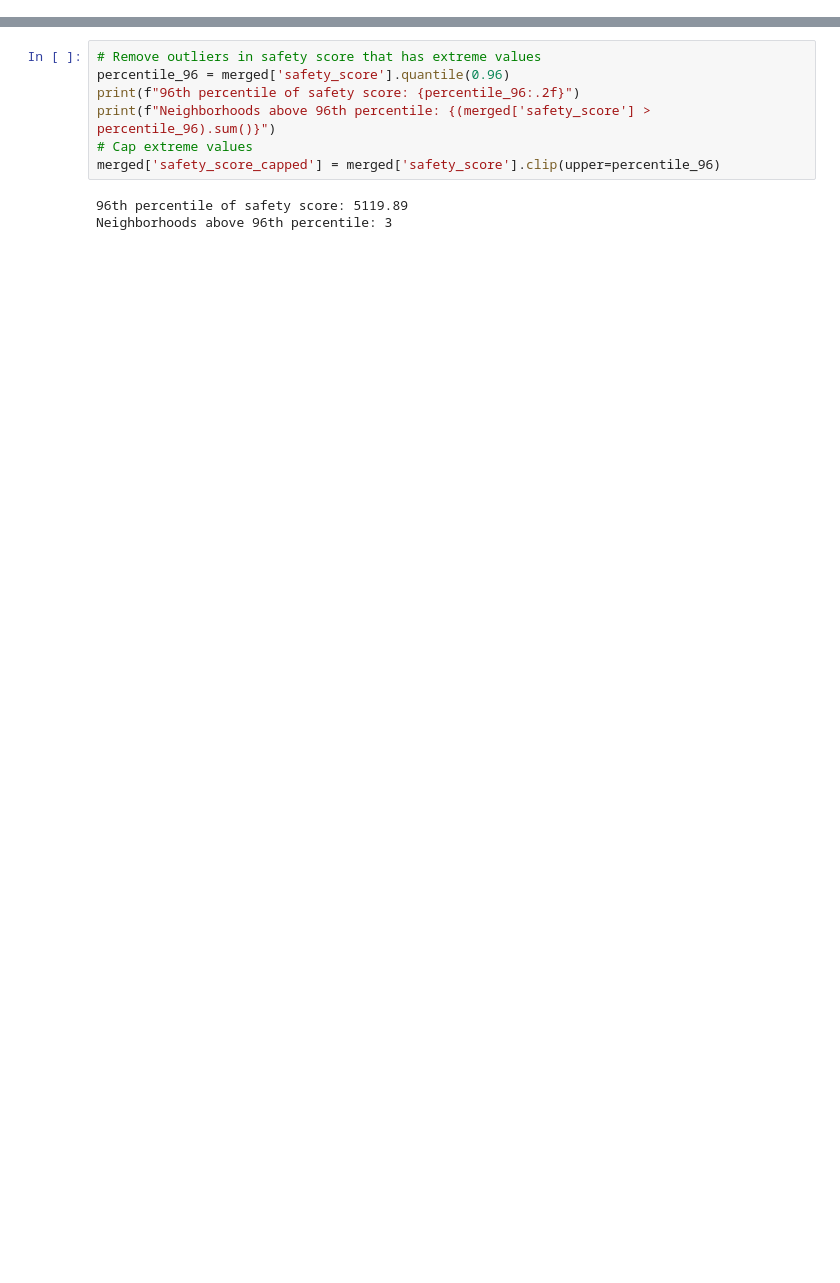
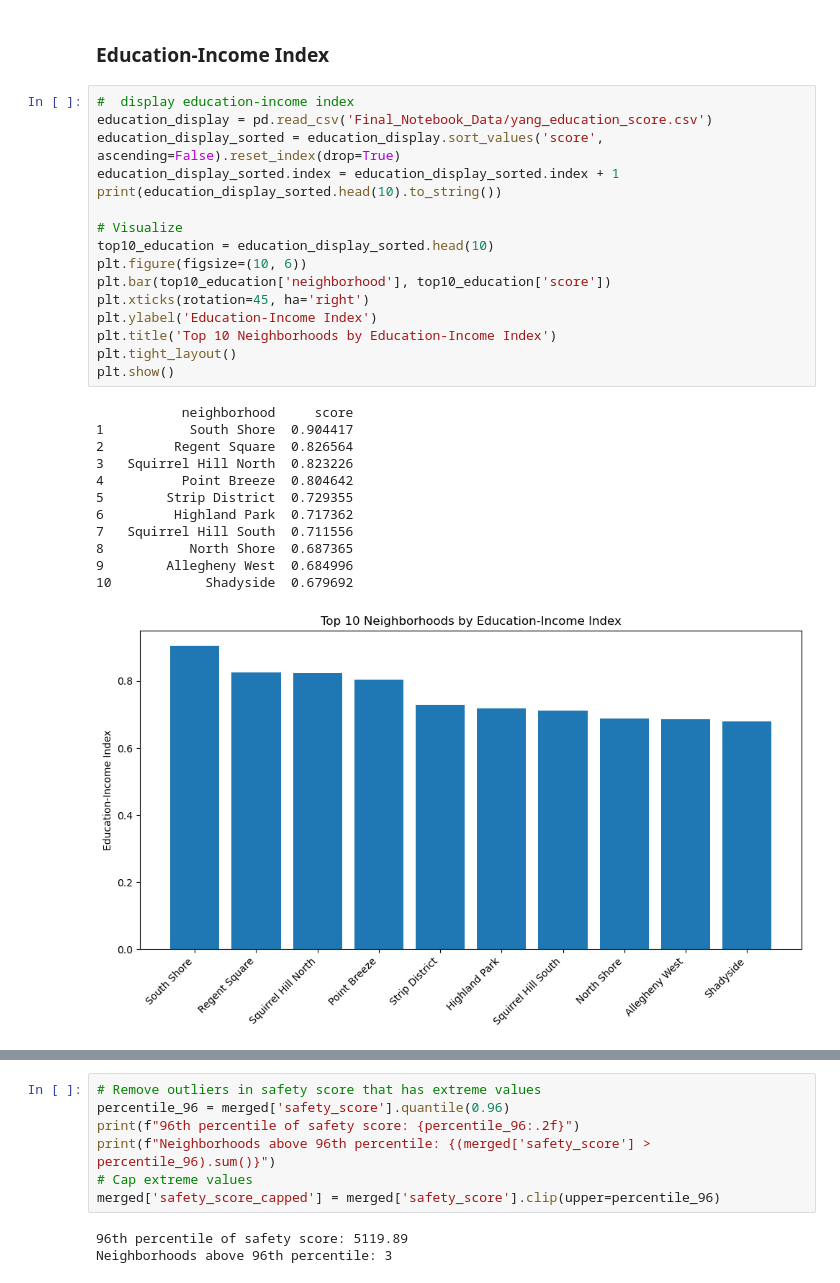
Before and after one commit to 2004Moonlove/Final-Project-Description, a Jupyter notebook: Final_Metric.ipynb, the cells around one changed output, grey strips where cells are left out. Drawn from its saved outputs; the diff is of its cells as text; blank space fills up the shorter version.

```diff
--- a/Final_Metric.ipynb
+++ b/Final_Metric.ipynb
@@ -23,0 +92,31 @@ education_df = pd.read_csv('Final_Notebook_Data/yang_education_score.csv')
+# %% [markdown]
+### Education-Income Index
+# %%
+#  display education-income index
+education_display = pd.read_csv('Final_Notebook_Data/yang_education_score.csv')
+education_display_sorted = education_display.sort_values('score', ascending=False).reset_index(drop=True)
+education_display_sorted.index = education_display_sorted.index + 1
+print(education_display_sorted.head(10).to_string())
+
+# Visualize
+top10_education = education_display_sorted.head(10)
+plt.figure(figsize=(10, 6))
+plt.bar(top10_education['neighborhood'], top10_education['score'])
+plt.xticks(rotation=45, ha='right')
+plt.ylabel('Education-Income Index')
+plt.title('Top 10 Neighborhoods by Education-Income Index')
+plt.tight_layout()
+plt.show()
+# %% [output]
+           neighborhood     score
+1           South Shore  0.904417
+2         Regent Square  0.826564
+3   Squirrel Hill North  0.823226
+4          Point Breeze  0.804642
+5        Strip District  0.729355
+6         Highland Park  0.717362
+7   Squirrel Hill South  0.711556
+8           North Shore  0.687365
+9        Allegheny West  0.684996
+10            Shadyside  0.679692
+[figure, added]
```
Also changed, not shown: parts of 18 cells of this notebook.
